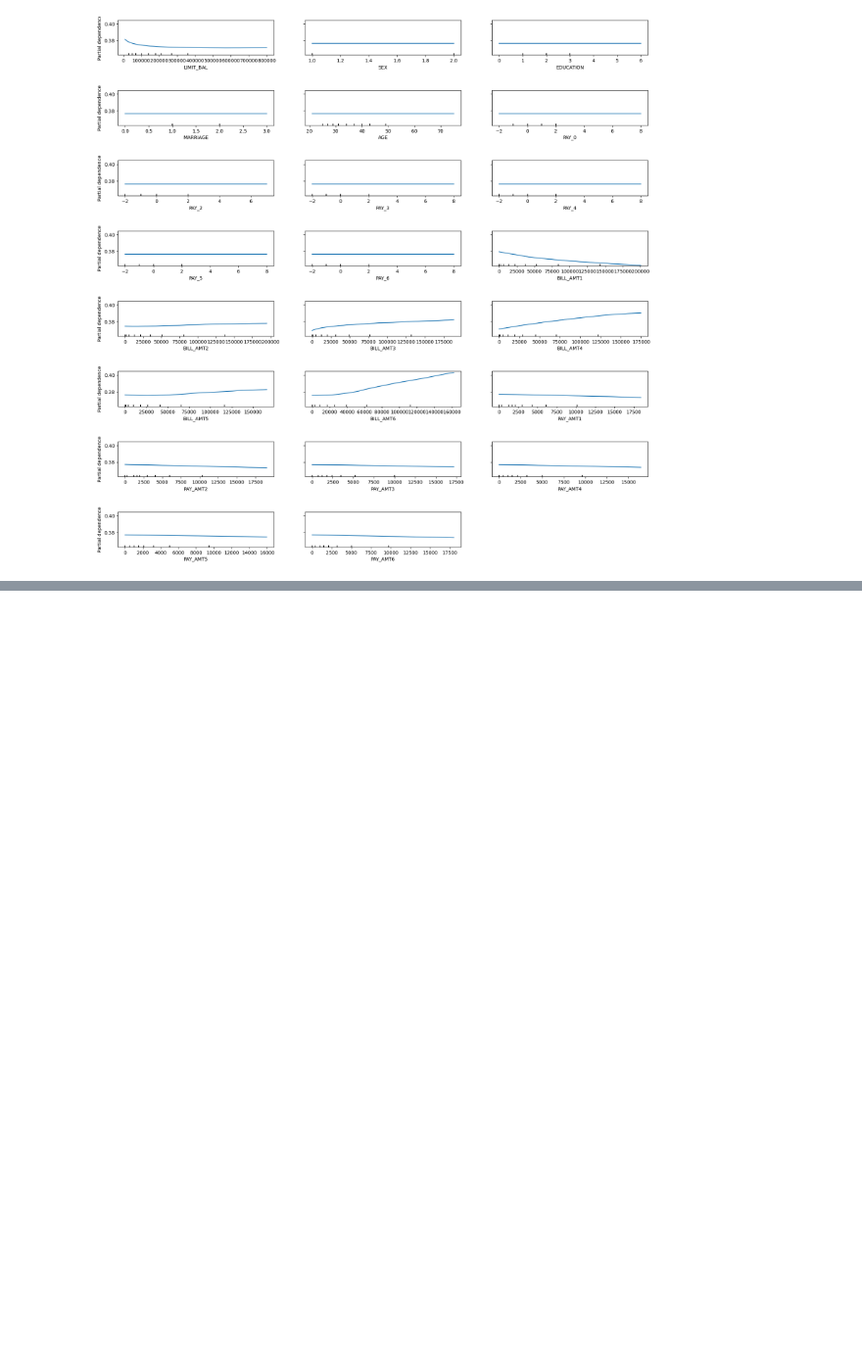
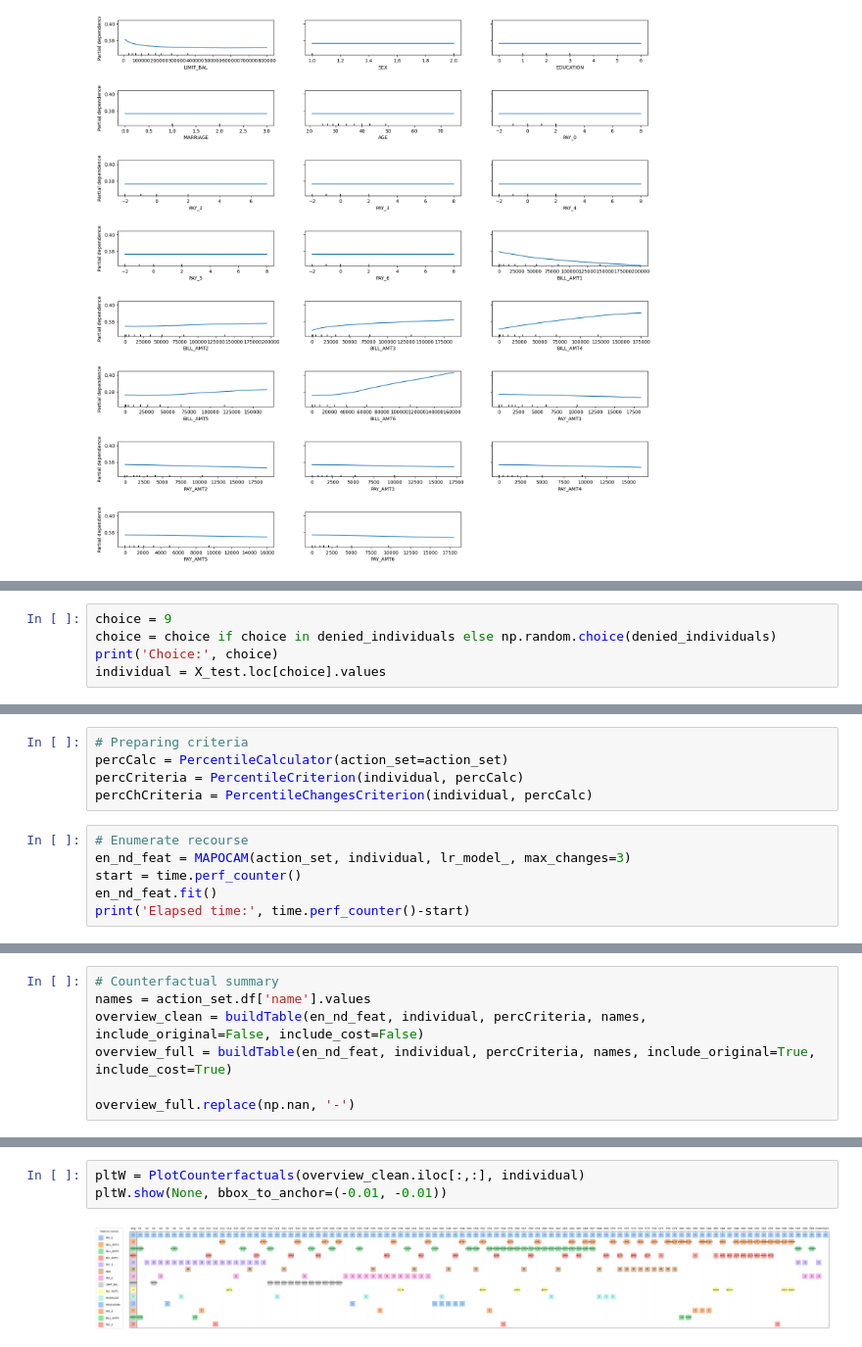
Before and after one commit to mauricioplopes/ethical-machine-learning, a Jupyter notebook: notebooks/trabalho-5.ipynb, the cells around one changed output, grey strips where cells are left out. Shown at 98% size. Drawn from its saved outputs; the diff is of its cells as text; blank space fills up the shorter version.

```diff
--- a/notebooks/trabalho-5.ipynb
+++ b/notebooks/trabalho-5.ipynb
@@ -350,0 +429,5 @@ Computing partial dependence plots...
+# %%
+choice = 9
+choice = choice if choice in denied_individuals else np.random.choice(denied_individuals)
+print('Choice:', choice)
+individual = X_test.loc[choice].values
@@ -350,0 +436,11 @@ Computing partial dependence plots...
+# %%
+# Preparing criteria
+percCalc = PercentileCalculator(action_set=action_set)
+percCriteria = PercentileCriterion(individual, percCalc)
+percChCriteria = PercentileChangesCriterion(individual, percCalc)
+# %%
+# Enumerate recourse
+en_nd_feat = MAPOCAM(action_set, individual, lr_model_, max_changes=3)
+start = time.perf_counter()
+en_nd_feat.fit()
+print('Elapsed time:', time.perf_counter()-start)
@@ -350,0 +449,7 @@ Computing partial dependence plots...
+# %%
+# Counterfactual summary
+names = action_set.df['name'].values
+overview_clean = buildTable(en_nd_feat, individual, percCriteria, names, include_original=False, include_cost=False)
+overview_full = buildTable(en_nd_feat, individual, percCriteria, names, include_original=True, include_cost=True)
+
+overview_full.replace(np.nan, '-')
@@ -350,0 +475,5 @@ Computing partial dependence plots...
+# %%
+pltW = PlotCounterfactuals(overview_clean.iloc[:,:], individual)
+pltW.show(None, bbox_to_anchor=(-0.01, -0.01))
+# %% [output]
+[figure, added]
```
Also changed, not shown: parts of 13 cells of this notebook.
